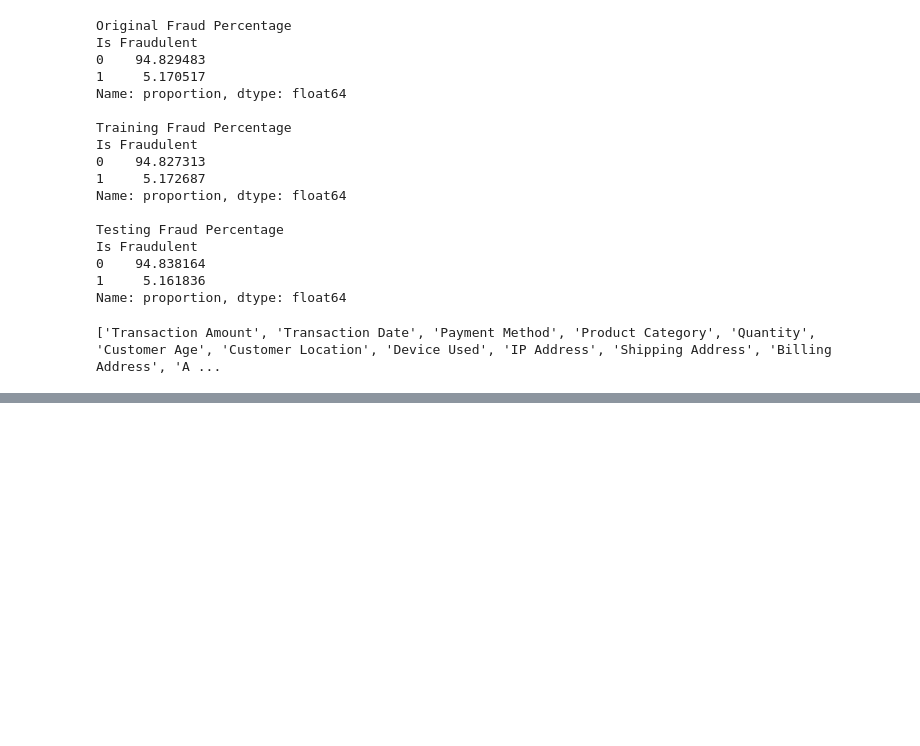
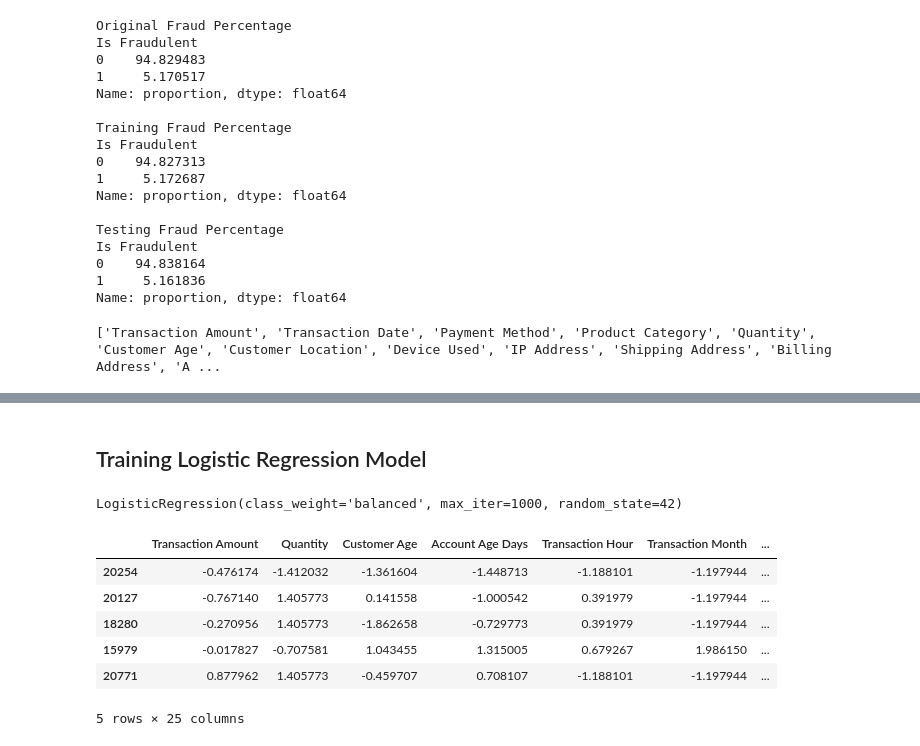
Before and after one commit to Bhav-creator452/order-risk-platform, a Jupyter notebook: notebooks/load_data.ipynb, the cells around one changed output, grey strips where cells are left out. Saved outputs shown, nothing was run; the diff lists cells and outputs as text; code cells hidden in the pictures; blank space fills up the shorter version.

Commit message:
Training a logistic Regression model fitting the model on the training datset making predictions on the test dataset

```diff
--- a/notebooks/load_data.ipynb
+++ b/notebooks/load_data.ipynb
@@ -701,0 +820,23 @@ print(X.columns.tolist())
+# %%
+from sklearn.preprocessing import StandardScaler
+
+scaler = StandardScaler()
+
+numeric_columns = [
+    "Transaction Amount",
+    "Customer Age",
+    "Quantity",
+    "Account Age Days",
+    "Transaction Hour",
+    "Transaction Month",
+    "Transaction Day",
+    "Transaction Weekday"
+]
+
+X_train_ml[numeric_columns] = scaler.fit_transform(
+    X_train_ml[numeric_columns]
+)
+
+X_test_ml[numeric_columns] = scaler.transform(
+    X_test_ml[numeric_columns]
+)
@@ -701,0 +866,34 @@ print(X.columns.tolist())
+# %% [markdown]
+## Training Logistic Regression Model
+# %%
+from sklearn.linear_model import LogisticRegression
+
+model = LogisticRegression(
+    class_weight="balanced",
+    random_state=42,
+    max_iter=1000
+)
+model.fit(X_train_ml, y_train)
+# %% [output]
+LogisticRegression(class_weight='balanced', max_iter=1000, random_state=42)
+# %%
+#Making Predictions on the test dataset
+y_pred = model.predict(X_test_ml)
+
+y_prob = model.predict_proba(X_test_ml)[:, 1]
+# %%
+results = X_test_ml.copy()
+
+results["Actual"] = y_test.values
+results["Prediction"] = y_pred
+results["Fraud Probability"] = y_prob
+
+results.head()
+# %% [output]
+|  | Transaction Amount | Quantity | Customer Age | Account Age Days | Transaction Hour | Transaction Month | ... |
+| 20254 | -0.476174 | -1.412032 | -1.361604 | -1.448713 | -1.188101 | -1.197944 | ... |
+| 20127 | -0.767140 | 1.405773 | 0.141558 | -1.000542 | 0.391979 | -1.197944 | ... |
+| 18280 | -0.270956 | 1.405773 | -1.862658 | -0.729773 | 0.391979 | -1.197944 | ... |
+| 15979 | -0.017827 | -0.707581 | 1.043455 | 1.315005 | 0.679267 | 1.986150 | ... |
+| 20771 | 0.877962 | 1.405773 | -0.459707 | 0.708107 | -1.188101 | -1.197944 | ... |
+5 rows × 25 columns
```
Also changed, not shown: parts of 16 cells of this notebook.
